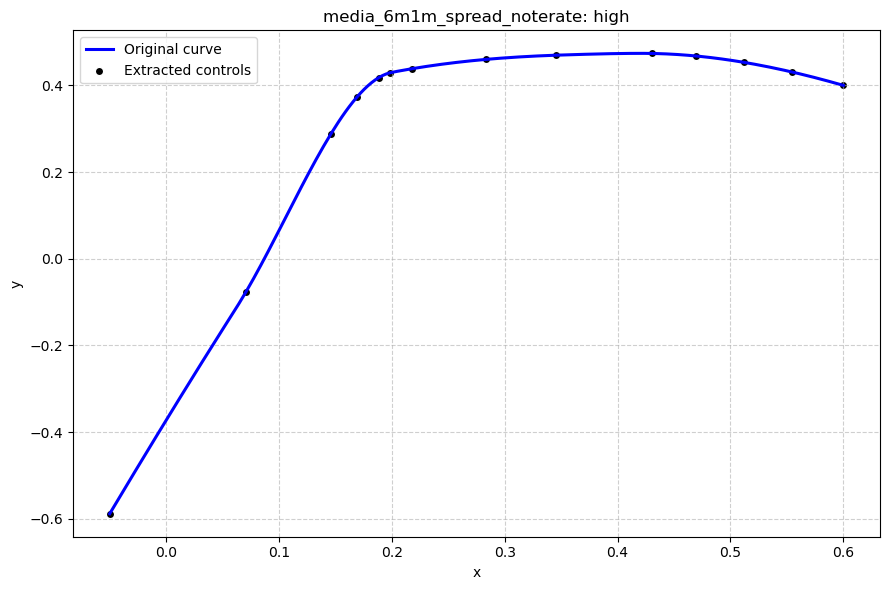
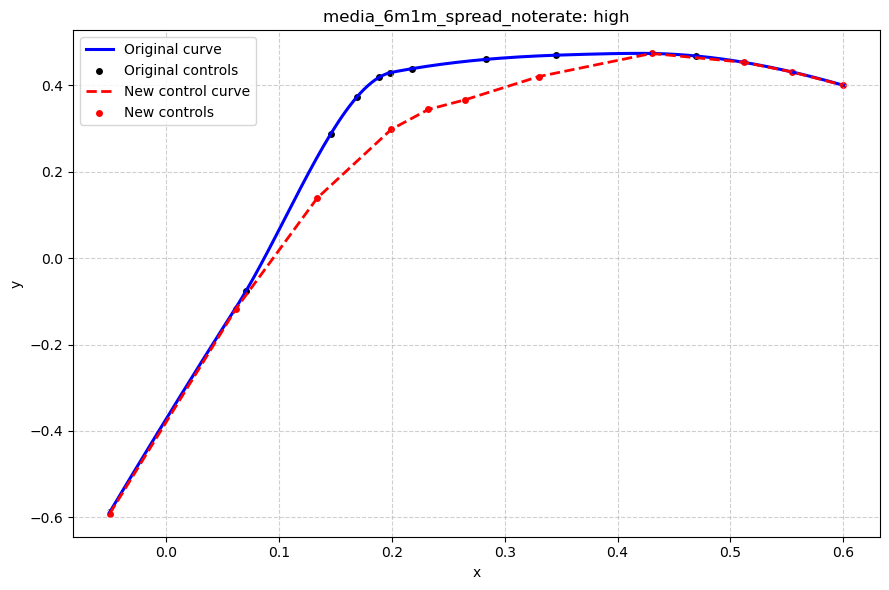
The notebook cell's code change between the first figure and the second:
--- before
+++ after
@@ -5,12 +5,40 @@
 df_original = curve_to_df(curve)
 
-controls = extract_control_points(df_original["x"], df_original["y"], tolerance=0.0025)
-print("Control points:")
-for point in controls:
+original_controls = extract_control_points(
+    df_original["x"],
+    df_original["y"],
+    tolerance=0.0025,
+)
+
+new_controls = [
+    (-0.05, -0.591562526305621),
+    (0.0616161616161616, -0.118383621895888),
+    (0.133838383838384, 0.138812669218781),
+    (0.19949494949495, 0.297904819789391),
+    (0.232323232323232, 0.343965748349365),
+    (0.265151515151515, 0.366506356824311),
+    (0.33, 0.42),
+    (0.430150753769, 0.473607792843),
+    (0.511809045226, 0.453121223766),
+    (0.554271356784, 0.430965411033),
+    (0.6, 0.4)
+]
+
+# The rebuild cell below uses `controls`, so choose which curve to apply here.
+controls = new_controls
+
+print("Original controls:")
+for point in original_controls:
+    print(point)
+
+print("\nNew controls:")
+for point in new_controls:
     print(point)
 
 plt.figure(figsize=(9, 6))
 plt.plot(df_original["x"], df_original["y"], color="blue", linewidth=2.2, label="Original curve")
-plt.scatter(*zip(*controls), c="black", edgecolor="white", label="Extracted controls")
+plt.scatter(*zip(*original_controls), c="black", edgecolor="white", label="Original controls")
+plt.plot(*zip(*new_controls), "--", color="red", linewidth=2, label="New control curve")
+plt.scatter(*zip(*new_controls), c="red", edgecolor="white", label="New controls")
 plt.title(f"{CURVE_NAME}: {SELECTOR_VALUE}")
 plt.xlabel("x")

Commit: update remaining workspace artifacts